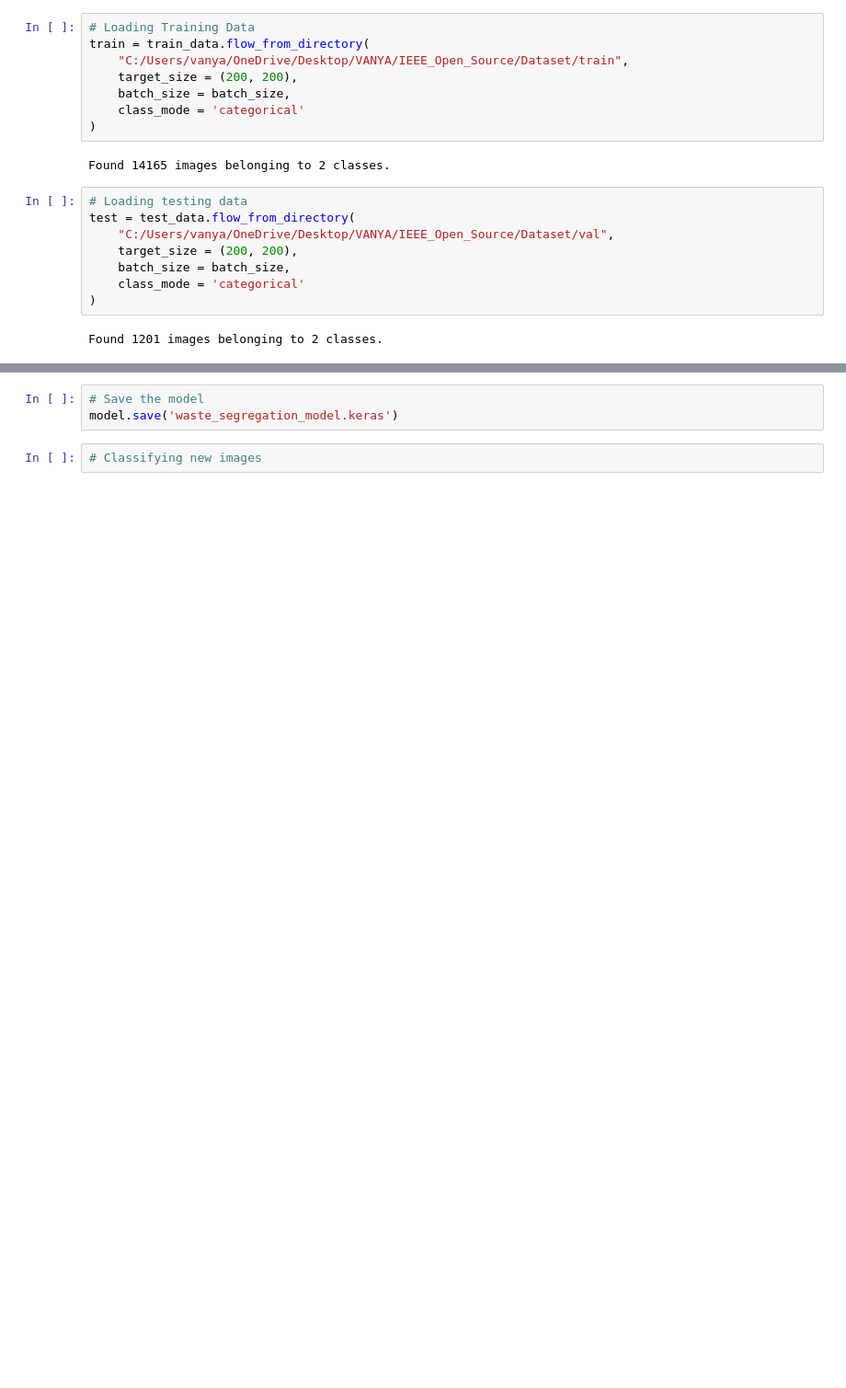
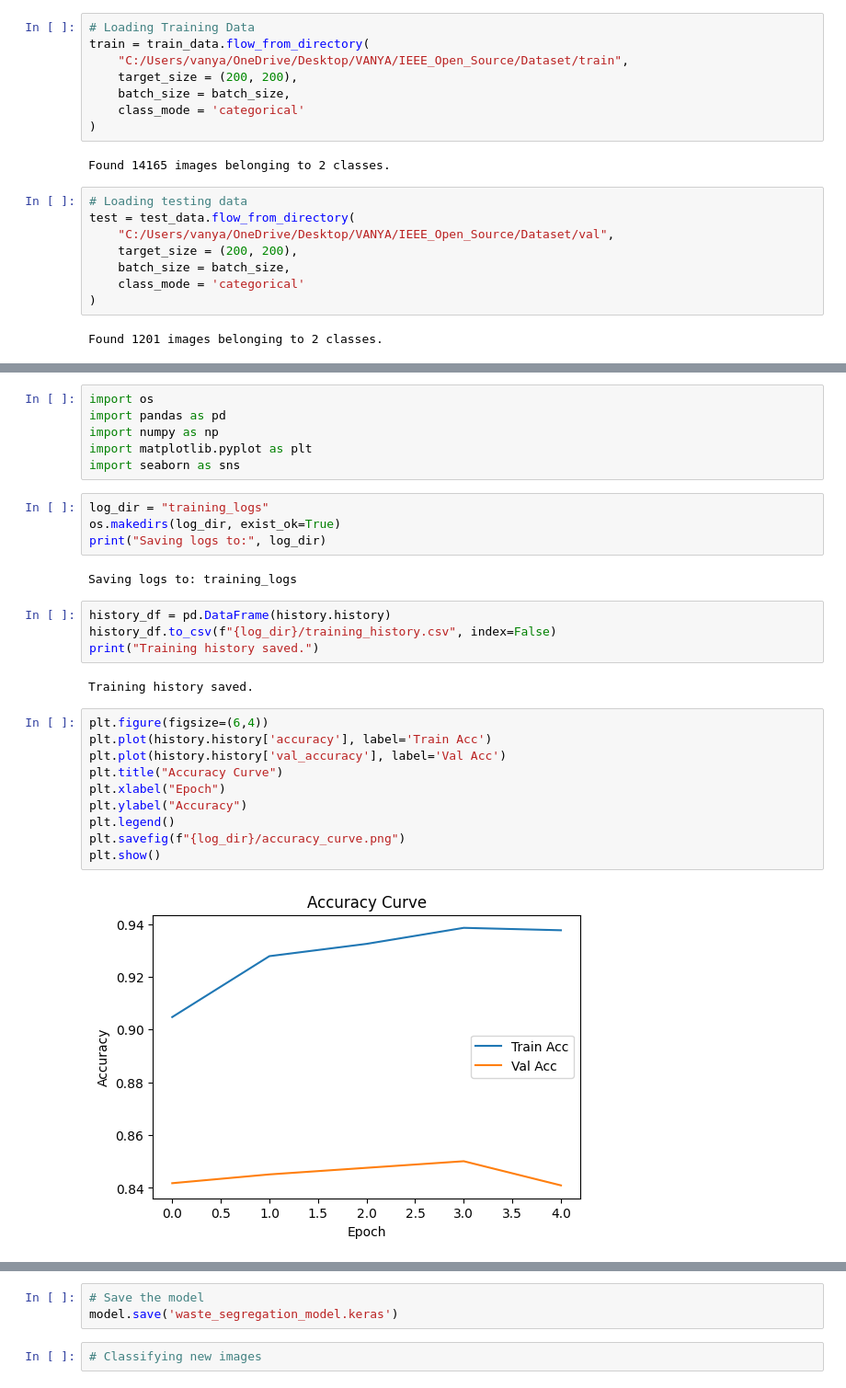
Before and after one commit to Tanyajain2006/Waste-Segregation, a Jupyter notebook: Waste Segregation.ipynb, the cells around one changed output, grey strips where cells are left out. Shown: that part at 92% size. Drawn from its saved outputs; the diff is of its cells as text; blank space fills up the shorter version.

Commit message:
Add training logs, plots, and updated notebook

```diff
--- a/Waste Segregation.ipynb
+++ b/Waste Segregation.ipynb
@@ -104,0 +137,30 @@ Test accuracy: 0.8707770109176636
+# %%
+import os
+import pandas as pd
+import numpy as np
+import matplotlib.pyplot as plt
+import seaborn as sns
+# %%
+log_dir = "training_logs"
+os.makedirs(log_dir, exist_ok=True)
+print("Saving logs to:", log_dir)
+# %% [output]
+Saving logs to: training_logs
+# %%
+history_df = pd.DataFrame(history.history)
+history_df.to_csv(f"{log_dir}/training_history.csv", index=False)
+print("Training history saved.")
+# %% [output]
+Training history saved.
+# %%
+plt.figure(figsize=(6,4))
+plt.plot(history.history['accuracy'], label='Train Acc')
+plt.plot(history.history['val_accuracy'], label='Val Acc')
+plt.title("Accuracy Curve")
+plt.xlabel("Epoch")
+plt.ylabel("Accuracy")
+plt.legend()
+plt.savefig(f"{log_dir}/accuracy_curve.png")
+plt.show()
+# %% [output]
+[figure, added]
```
Also changed, not shown: parts of 20 cells of this notebook, 7 other files.
